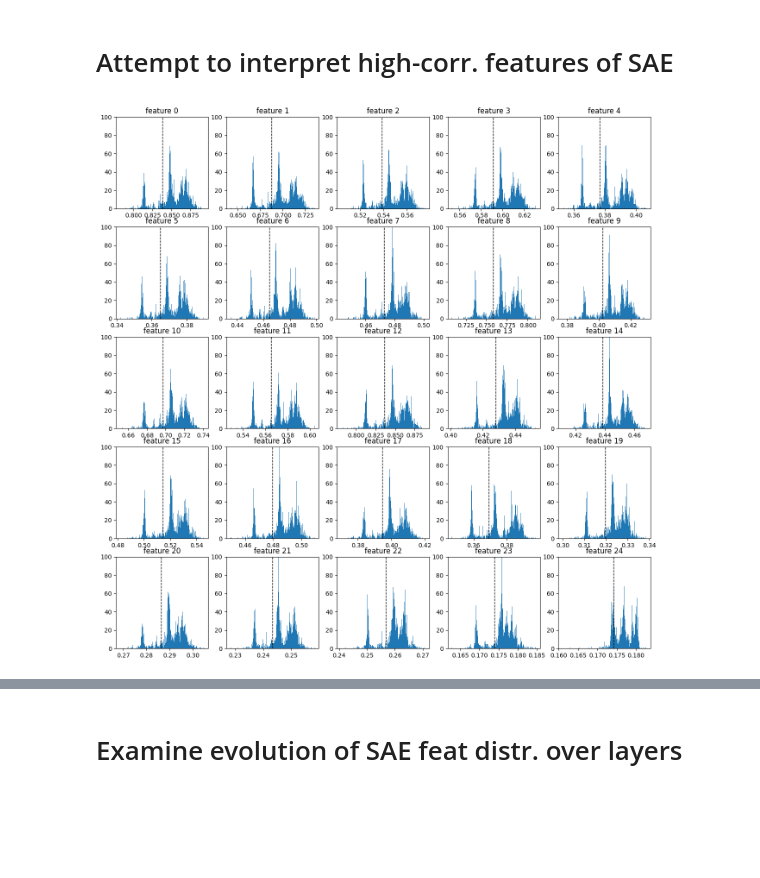
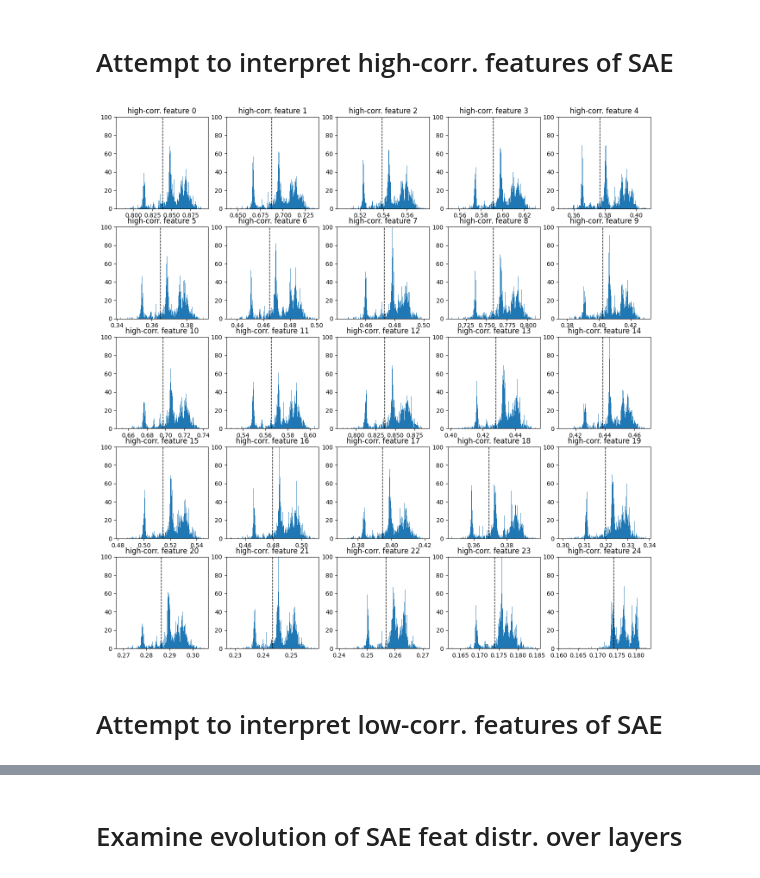
Before and after one commit to blab/mutational-embedding-vectors, a Jupyter notebook: notebooks/plm_circuits/ex21_covfit_SAE.ipynb, the cells around one changed output, grey strips where cells are left out. Saved outputs shown, nothing was run; the diff lists cells and outputs as text; code cells hidden in the pictures; blank space fills up the shorter version.

```diff
--- a/notebooks/plm_circuits/ex21_covfit_SAE.ipynb
+++ b/notebooks/plm_circuits/ex21_covfit_SAE.ipynb
@@ -297,7 +297,7 @@ def get_logit_hooked(output: Float[Tensor, "batch pos d_model"], tok_id):
     torch.cuda.empty_cache()
     return logits
 # %%
-batch_len = 200
+batch_len = 150
 num_data = tok_seqs.size(0)
 dim_mlp = esm_fine_tuned.regressor[0].weight.size(0)
 
@@ -548,3 +548,11 @@ ax[1].set_xticks([0,1], ["high fitness sequences", "low fitness sequences"])
 plt.show()
 # %% [output]
 [figure]
+# %%
+high_corr_non_zero_ind = np.logical_and(mean_high_fit_sae_coefs[high_fit_sae_feats] > 0, mean_low_fit_sae_coefs[high_fit_sae_feats] > 0)
+low_corr_non_zero_ind = np.logical_and(mean_high_fit_sae_coefs[low_fit_sae_feats] > 0, mean_low_fit_sae_coefs[low_fit_sae_feats] > 0)
+
+high_corr_idx = high_fit_sae_feats[np.argwhere(high_corr_non_zero_ind)[:,0]]
+low_corr_idx = low_fit_sae_feats[np.argwhere(low_corr_non_zero_ind)[:,0]]
+# %%
+low_corr_percentage_all = mean_low_fit_sae_coefs[low_fit_sae_feats][low_corr_non_zero_ind] / mean_high_fit_sae_coefs[low_fit_sae_feats][low_corr_non_zero_ind]
@@ -550,0 +563,11 @@ plt.show()
+# %%
+fig, ax = plt.subplots(2,4,figsize=(14,10))
+for i in range(2):
+    for j in range(4):
+        feat_index = i*2 + j
+        ax[i,j].set_title(f"low corr. feat {feat_index}")
+        ax[i,j].bar([0],[1],color="green", label="high fitness seq.")
+        ax[i,j].bar([1],[low_corr_percentage_all[feat_index]], color="red", label="low fitness seq.")
+        ax[i,j].set_xticks([0,1], ["high fit", "low fit"], rotation=45)
+        ax[i,j].set_ylim([0,8])
+plt.show()
@@ -661,15 +686,17 @@ sae_coefs_all_data = (sae_coefs_all_data[:,0,:] / MAGNIFICATION_SIZE)[:, high_co
 # %%
 fig, ax = plt.subplots(5,5,figsize=(16,16))
 for i in range(5):
     for j in range(5):
         feature_ind = i * 5 + j
         quant_80 = np.quantile(sae_coefs_all_data[:, feature_ind], 0.2)
 
         ax[i,j].hist(sae_coefs_all_data[:, feature_ind], bins=500)
         ax[i,j].plot([quant_80,quant_80], [0,100], linestyle="dashed", color="black", linewidth=1)
-        ax[i,j].set_title(f"feature {feature_ind}")
+        ax[i,j].set_title(f"high-corr. feature {feature_ind}")
         ax[i,j].set_ylim([0,100])
 
 plt.show()
 # %% [output]
-[figure, old version]
+[figure, new version]
+# %% [markdown]
+# Attempt to interpret low-corr. features of SAE
```
Also changed, not shown: parts of 4 cells of this notebook, 4 other files.
